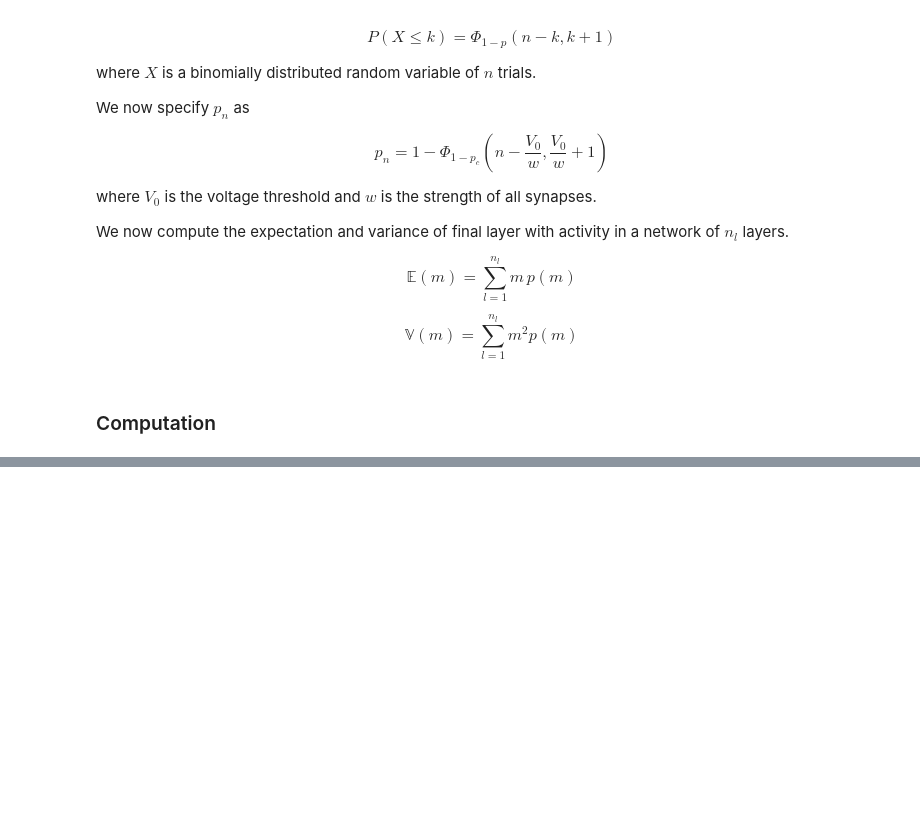
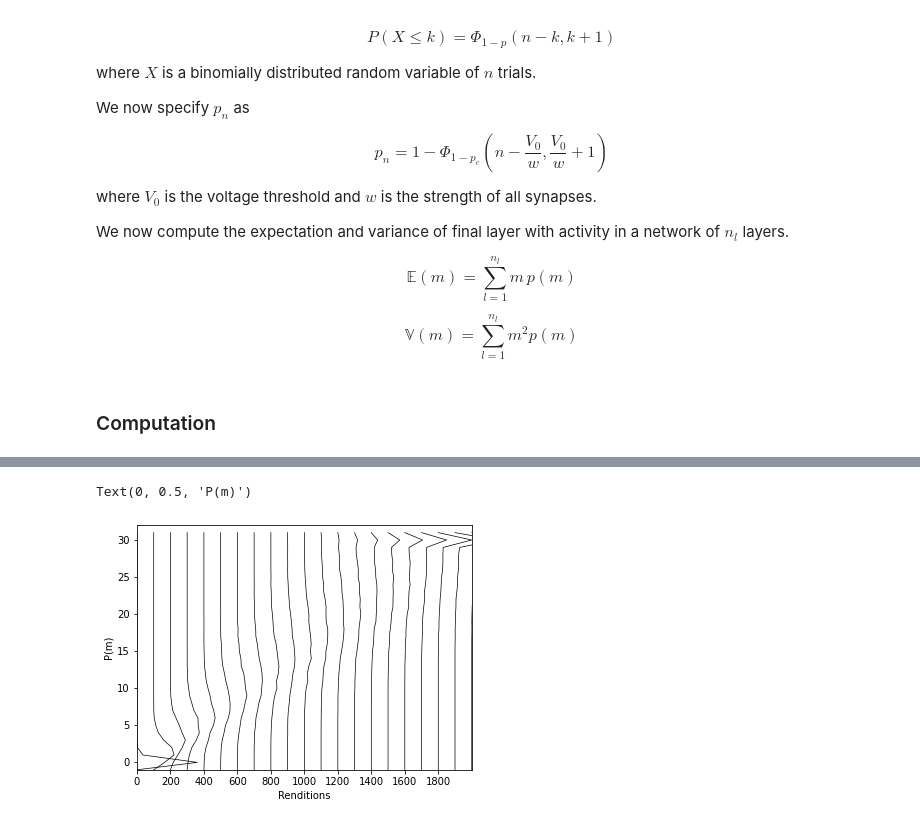
Before and after one commit to davidgbe/synfire_chain_growth, a Jupyter notebook: Computing expectation and variance in final layer with activity.ipynb, the cells around one changed output, grey strips where cells are left out. Drawn from its saved outputs; the diff is of its cells as text; code cells hidden in the pictures; blank space fills up the shorter version.

```diff
--- a/Computing expectation and variance in final layer with activity.ipynb
+++ b/Computing expectation and variance in final layer with activity.ipynb
@@ -127,3 +159,20 @@ axs.plot(np.arange(all_failure_points.shape[1]), np.square(np.std(all_failure_po
+# %%
+empirical_failure_probs = [bin_occurrences(all_failure_points[:, i].astype(int), min_val=-1, max_val=n_layers + 1)[1] for i in range(all_failure_points.shape[1])]
+empirical_failure_probs = np.array(empirical_failure_probs)
+empirical_failure_probs = empirical_failure_probs / np.sum(empirical_failure_probs, axis=1).reshape(3000, 1)
+
+fig, axs = plt.subplots(1, 1, sharex=False, sharey=False, figsize=(4 * scale, 3 * scale))
+for i in range(0, 3000, 100):
+    axs.plot(i * np.ones(empirical_failure_probs.shape[1]) + 400 * empirical_failure_probs[i, :], np.arange(empirical_failure_probs.shape[1]) - 1, lw=0.7, color='black')
+axs.set_xticks(np.arange(0, 2000, 200))
+axs.set_xticklabels(np.arange(0, 2000, 200))
+axs.set_xlim(0, 2000)
+axs.set_ylim(-1, n_layers + 2)
+axs.set_xlabel('Renditions')
+axs.set_ylabel('P(m)')
+# %% [output]
+Text(0, 0.5, 'P(m)')
+[figure, added]
 # %%
 scale = 1.5
 fig, axs = plt.subplots(3, 1, sharex=False, sharey=False, figsize=(4 * scale, 6 * scale))
```
Also changed, not shown: parts of 8 cells of this notebook, 4 other files.
